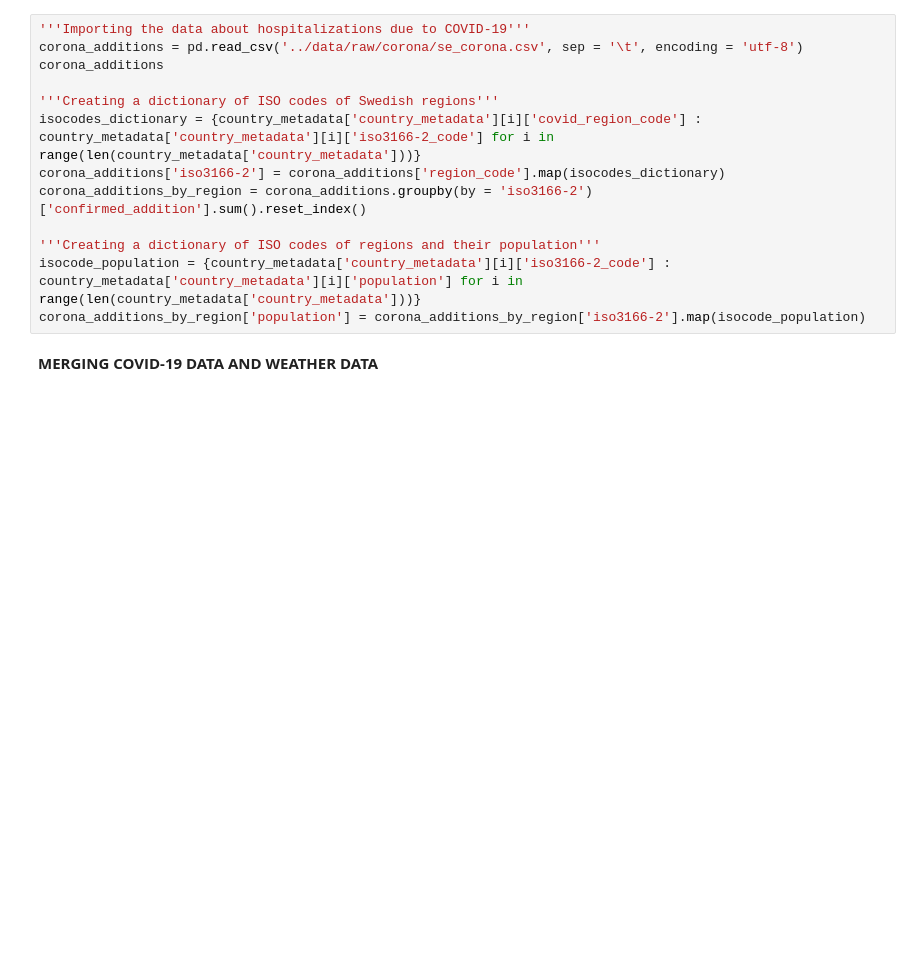
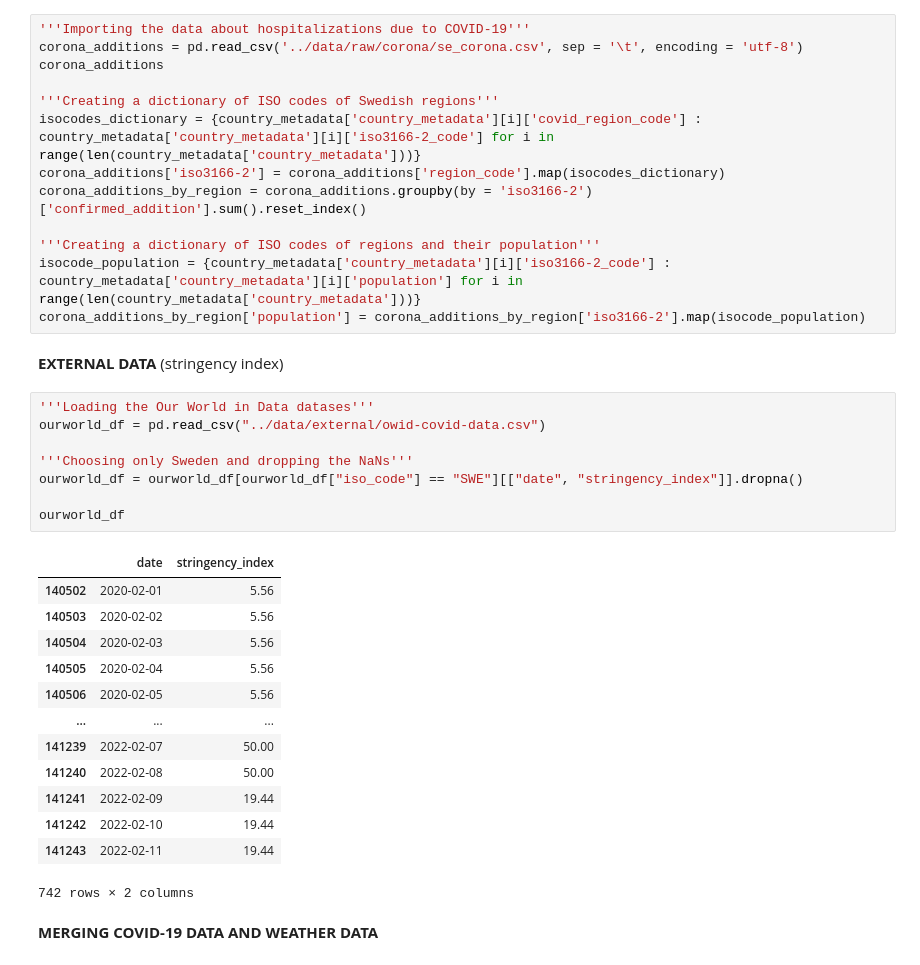
Before and after one commit to ranUser01/Covid-development-in-Sweden, a Jupyter notebook: notebooks/project_handin.ipynb, the cells around one changed output. Cells and saved outputs as stored; diff of their text form; blank space fills up the shorter version.

```diff
--- a/notebooks/project_handin.ipynb
+++ b/notebooks/project_handin.ipynb
@@ -90,6 +90,30 @@ corona_additions_by_region = corona_additions.groupby(by = 'iso3166-2')['confirm
 '''Creating a dictionary of ISO codes of regions and their population'''
 isocode_population = {country_metadata['country_metadata'][i]['iso3166-2_code'] : country_metadata['country_metadata'][i]['population'] for i in range(len(country_metadata['country_metadata']))}
 corona_additions_by_region['population'] = corona_additions_by_region['iso3166-2'].map(isocode_population)
+# %% [markdown]
+<b> EXTERNAL DATA </b> (stringency index)
+# %%
+'''Loading the Our World in Data datases'''
+ourworld_df = pd.read_csv("../data/external/owid-covid-data.csv")
+
+'''Choosing only Sweden and dropping the NaNs'''
+ourworld_df = ourworld_df[ourworld_df["iso_code"] == "SWE"][["date", "stringency_index"]].dropna()
+
+ourworld_df
+# %% [output]
+|  | date | stringency_index |
+| 140502 | 2020-02-01 | 5.56 |
+| 140503 | 2020-02-02 | 5.56 |
+| 140504 | 2020-02-03 | 5.56 |
+| 140505 | 2020-02-04 | 5.56 |
+| 140506 | 2020-02-05 | 5.56 |
+| ... | ... | ... |
+| 141239 | 2022-02-07 | 50.00 |
+| 141240 | 2022-02-08 | 50.00 |
+| 141241 | 2022-02-09 | 19.44 |
+| 141242 | 2022-02-10 | 19.44 |
+| 141243 | 2022-02-11 | 19.44 |
+742 rows × 2 columns
 # %% [markdown]
 <b> MERGING COVID-19 DATA AND WEATHER DATA </b>
 # %%
```
Also changed, not shown: parts of 3 cells of this notebook.
